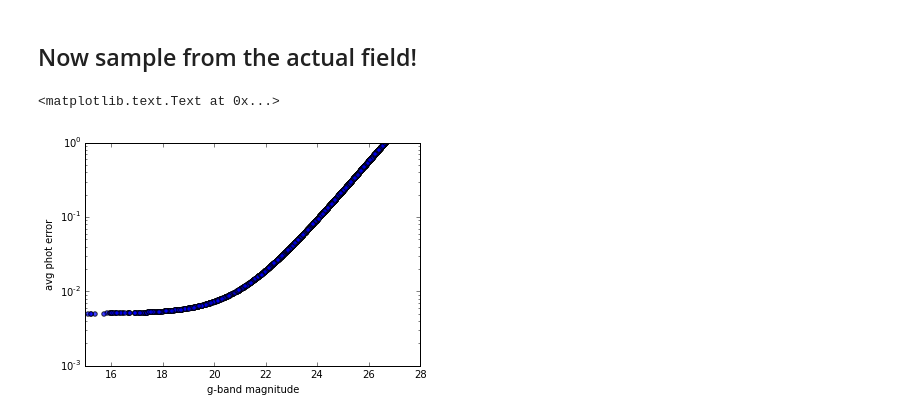
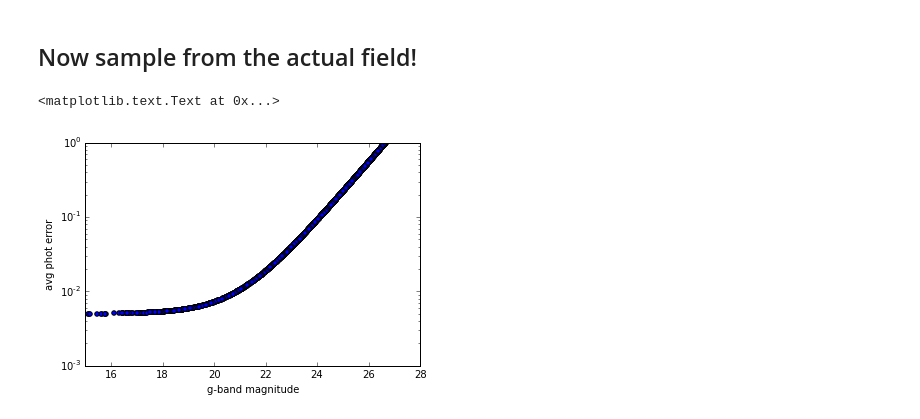
Before and after one commit to lsst-sims/MW-Flare, a Jupyter notebook: figures.ipynb, the cells around one changed output. Saved outputs shown, nothing was run; the diff lists cells and outputs as text; code cells hidden in the pictures.

```diff
--- a/figures.ipynb
+++ b/figures.ipynb
@@ -153,27 +155,27 @@ alpha_matrix = np.array([[1, 0, -2],   # 3k-4k
 # %%
 Nstars = 5000 # how many stars to randomly sample from logg>=4, Teff<7k
 
 # find the stars to draw from
 okstars = np.where((df['logg'] >= 4) & (df['logTe'] <= np.log10(7000.0)) & (df['logTe'] >= np.log10(3000.0)))
 
 # pick random indexes to use from good stars
 rr = np.array(np.floor((np.random.random(size=Nstars) * float(len(okstars[0])))), dtype=np.int)
 
 teff = df['logTe'].values[okstars[0][rr]]
 age = df['logAge'].values[okstars[0][rr]]
 
 gmag = df['g'].values[okstars[0][rr]] # apparant g-band magnitude
 gerr = LSSToy.photerror(gmag)
 
-plt.scatter(gmag, gerr, alpha=0.75)
+plt.scatter(gmag, gerr)
 plt.ylim(1e-3,1)
 plt.yscale('log')
 plt.xlim(15,28)
 plt.xlabel('g-band magnitude')
 plt.ylabel('avg phot error')
 # %% [output]
 <matplotlib.text.Text at 0x...>
-[figure, old version]
+[figure, new version]
 # %%
 # Count how many flares are returned for each star
 Nflares = np.zeros(Nstars)
```
Also changed, not shown: parts of 11 cells of this notebook.
